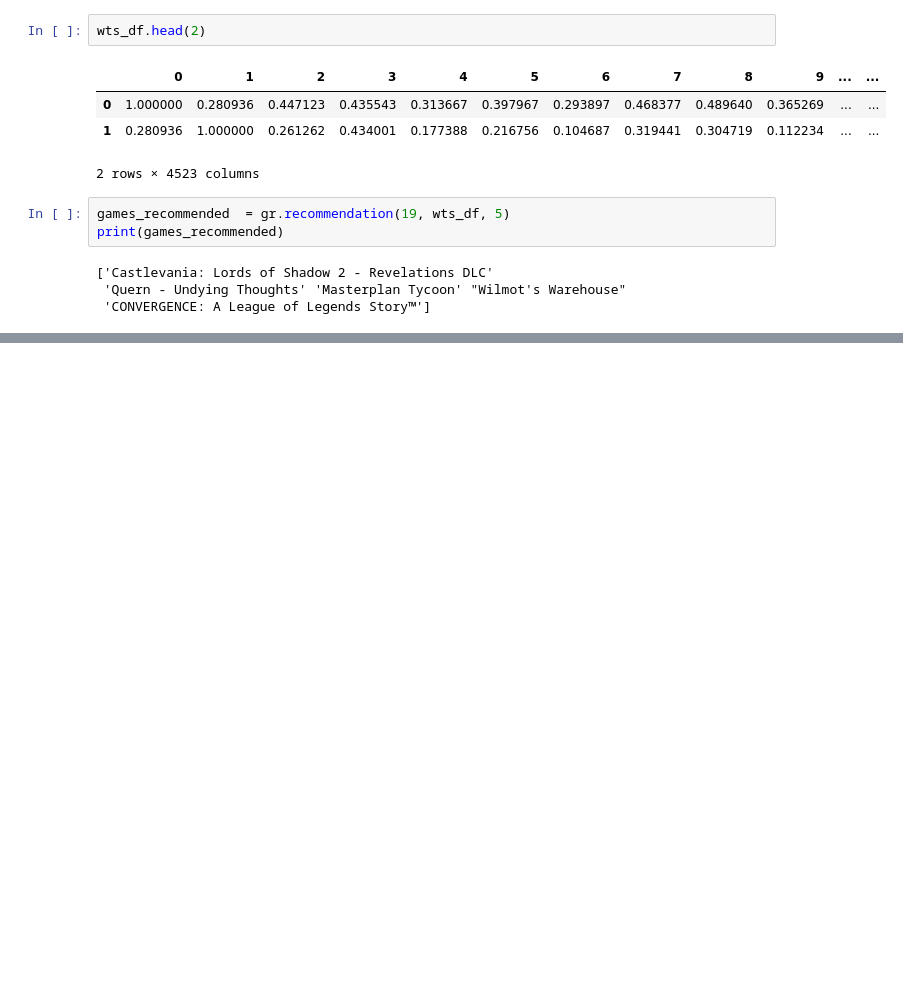
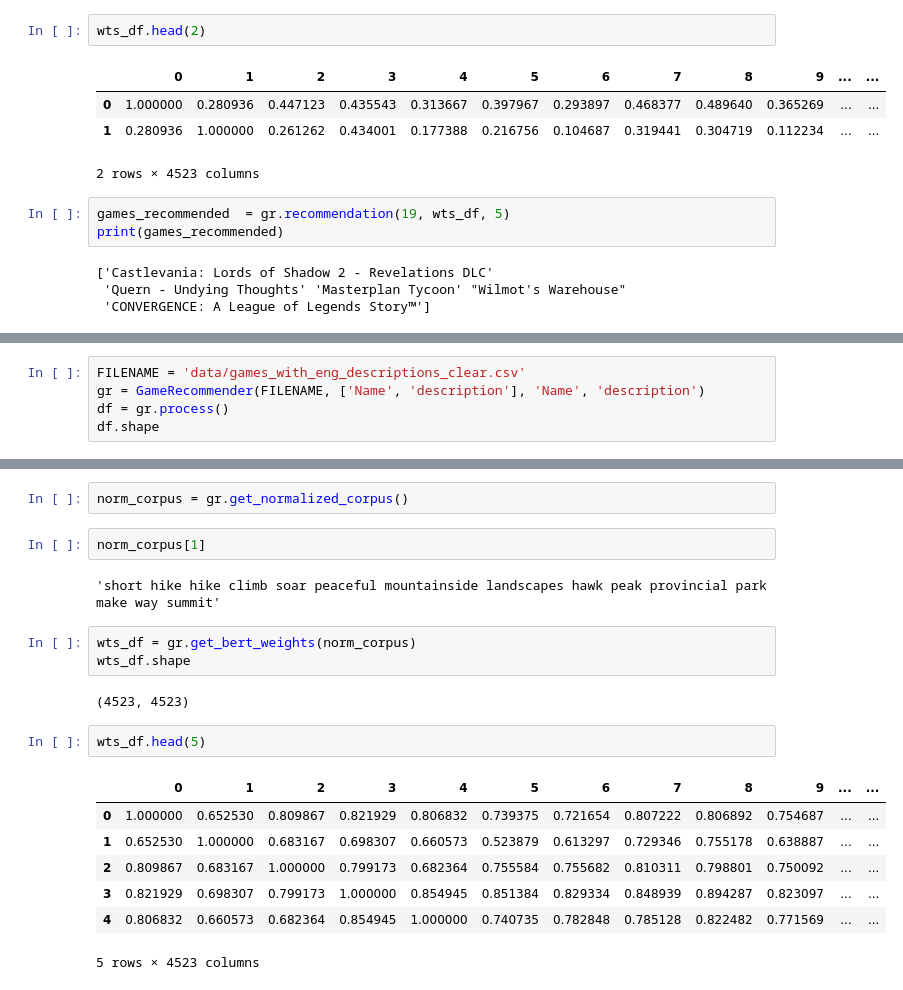
Before and after one commit to ms-Kras/GameBuddy, a Jupyter notebook: notebooks/EDA_Basemodel.ipynb, the cells around one changed output, grey strips where cells are left out. Saved outputs shown, nothing was run; the diff lists cells and outputs as text; blank space fills up the shorter version.

Commit message:
minor changes in game recomender, created matrix fact notebook

```diff
--- a/notebooks/EDA_Basemodel.ipynb
+++ b/notebooks/EDA_Basemodel.ipynb
@@ -631,0 +640,5 @@ print(recommended_movies)
+# %%
+FILENAME = 'data/games_with_eng_descriptions_clear.csv'
+gr = GameRecommender(FILENAME, ['Name', 'description'], 'Name', 'description')
+df = gr.process()
+df.shape
@@ -631,0 +651,21 @@ print(recommended_movies)
+# %%
+norm_corpus = gr.get_normalized_corpus()
+# %%
+norm_corpus[1]
+# %% [output]
+'short hike hike climb soar peaceful mountainside landscapes hawk peak provincial park make way summit'
+# %%
+wts_df = gr.get_bert_weights(norm_corpus)
+wts_df.shape
+# %% [output]
+(4523, 4523)
+# %%
+wts_df.head(5)
+# %% [output]
+|  | 0 | 1 | 2 | 3 | 4 | 5 | 6 | 7 | 8 | 9 | ... | ... |
+| 0 | 1.000000 | 0.652530 | 0.809867 | 0.821929 | 0.806832 | 0.739375 | 0.721654 | 0.807222 | 0.806892 | 0.754687 | ... | ... |
+| 1 | 0.652530 | 1.000000 | 0.683167 | 0.698307 | 0.660573 | 0.523879 | 0.613297 | 0.729346 | 0.755178 | 0.638887 | ... | ... |
+| 2 | 0.809867 | 0.683167 | 1.000000 | 0.799173 | 0.682364 | 0.755584 | 0.755682 | 0.810311 | 0.798801 | 0.750092 | ... | ... |
+| 3 | 0.821929 | 0.698307 | 0.799173 | 1.000000 | 0.854945 | 0.851384 | 0.829334 | 0.848939 | 0.894287 | 0.823097 | ... | ... |
+| 4 | 0.806832 | 0.660573 | 0.682364 | 0.854945 | 1.000000 | 0.740735 | 0.782848 | 0.785128 | 0.822482 | 0.771569 | ... | ... |
+5 rows × 4523 columns
```
Also changed, not shown: parts of 8 cells of this notebook, 3 other files.
